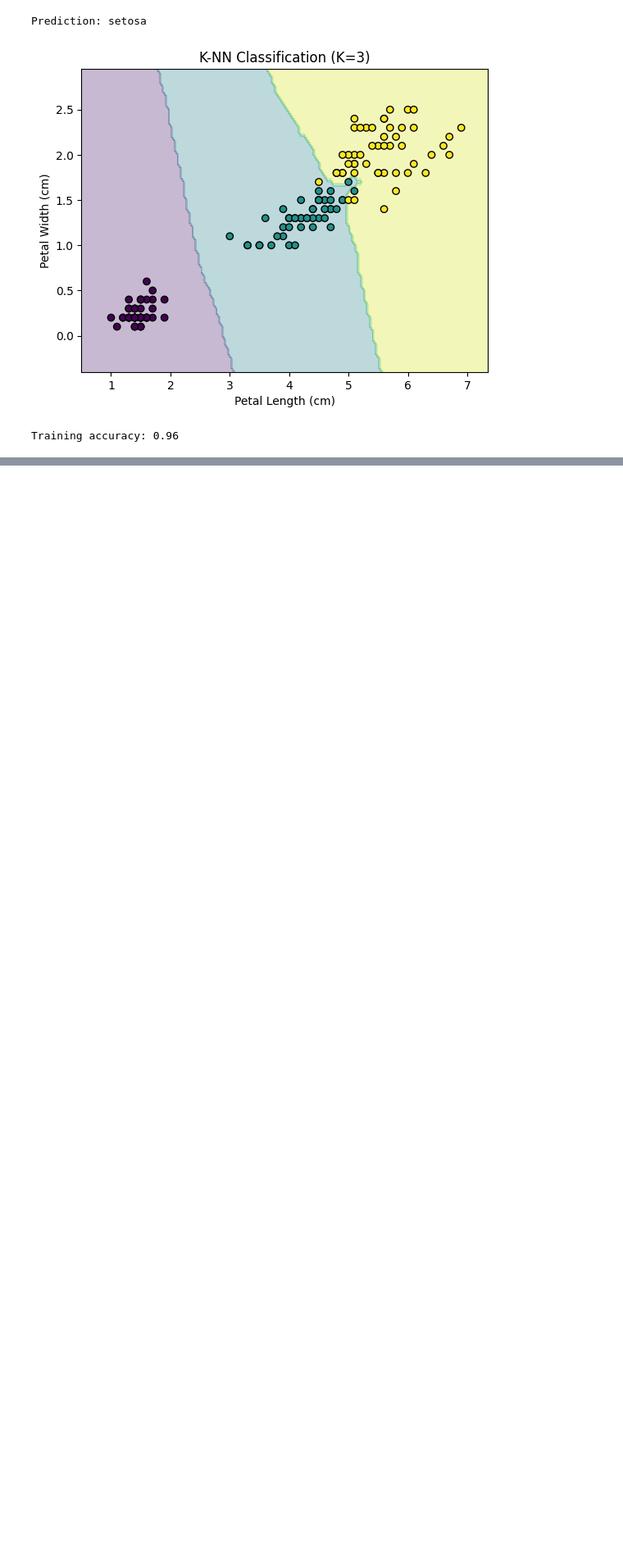
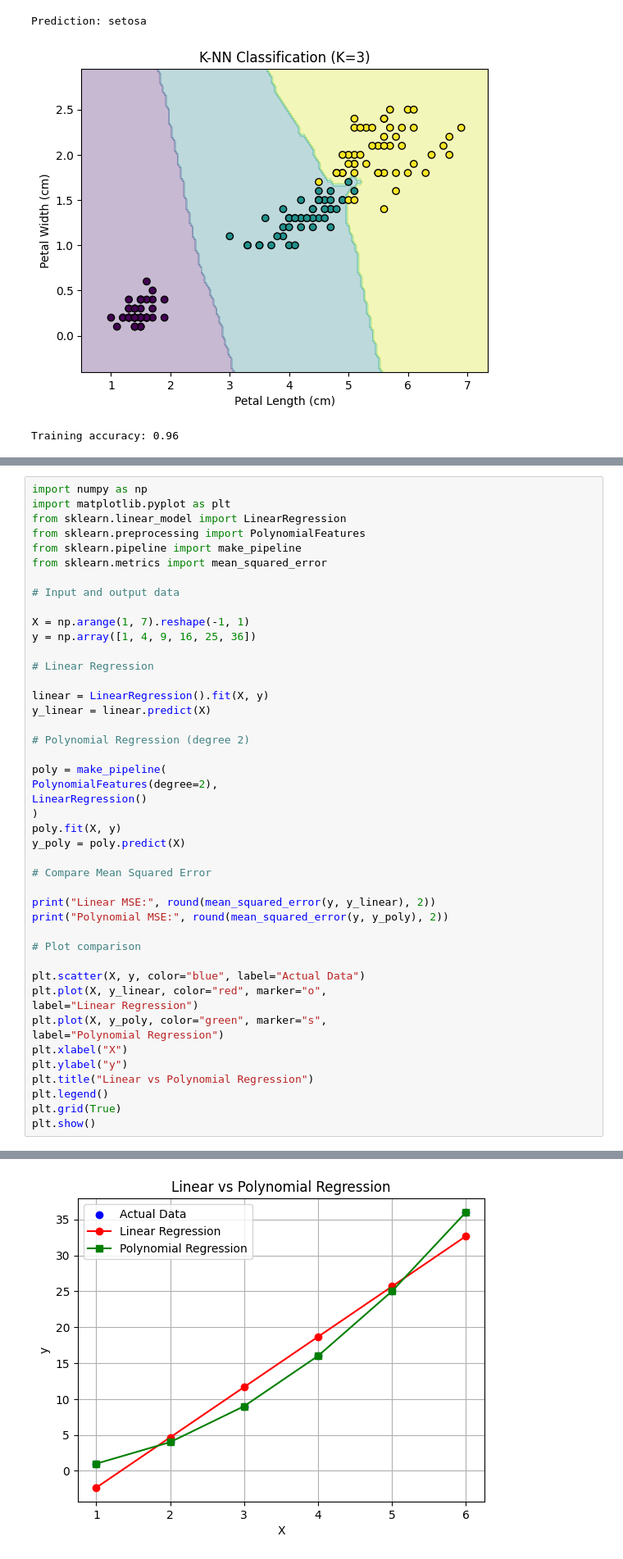
Before and after one commit to thrka33/ITA0604-ML, a Jupyter notebook: ML_lab.ipynb, the cells around one changed output, grey strips where cells are left out. Shown at 82% size. Saved outputs shown, nothing was run; the diff lists cells and outputs as text; blank space fills up the shorter version.

```diff
--- a/ML_lab.ipynb
+++ b/ML_lab.ipynb
@@ -162,0 +314,46 @@ Training accuracy: 0.96
+# %%
+import numpy as np
+import matplotlib.pyplot as plt
+from sklearn.linear_model import LinearRegression
+from sklearn.preprocessing import PolynomialFeatures
+from sklearn.pipeline import make_pipeline
+from sklearn.metrics import mean_squared_error
+
+# Input and output data
+
+X = np.arange(1, 7).reshape(-1, 1)
+y = np.array([1, 4, 9, 16, 25, 36])
+
+# Linear Regression
+
+linear = LinearRegression().fit(X, y)
+y_linear = linear.predict(X)
+
+# Polynomial Regression (degree 2)
+
+poly = make_pipeline(
+PolynomialFeatures(degree=2),
+LinearRegression()
+)
+poly.fit(X, y)
+y_poly = poly.predict(X)
+
+# Compare Mean Squared Error
+
+print("Linear MSE:", round(mean_squared_error(y, y_linear), 2))
+print("Polynomial MSE:", round(mean_squared_error(y, y_poly), 2))
+
+# Plot comparison
+
+plt.scatter(X, y, color="blue", label="Actual Data")
+plt.plot(X, y_linear, color="red", marker="o",
+label="Linear Regression")
+plt.plot(X, y_poly, color="green", marker="s",
+label="Polynomial Regression")
+plt.xlabel("X")
+plt.ylabel("y")
+plt.title("Linear vs Polynomial Regression")
+plt.legend()
+plt.grid(True)
+plt.show()
+# %% [output]
@@ -162,0 +362 @@ Training accuracy: 0.96
+[figure, added]
```
Also changed, not shown: parts of 10 cells of this notebook.
